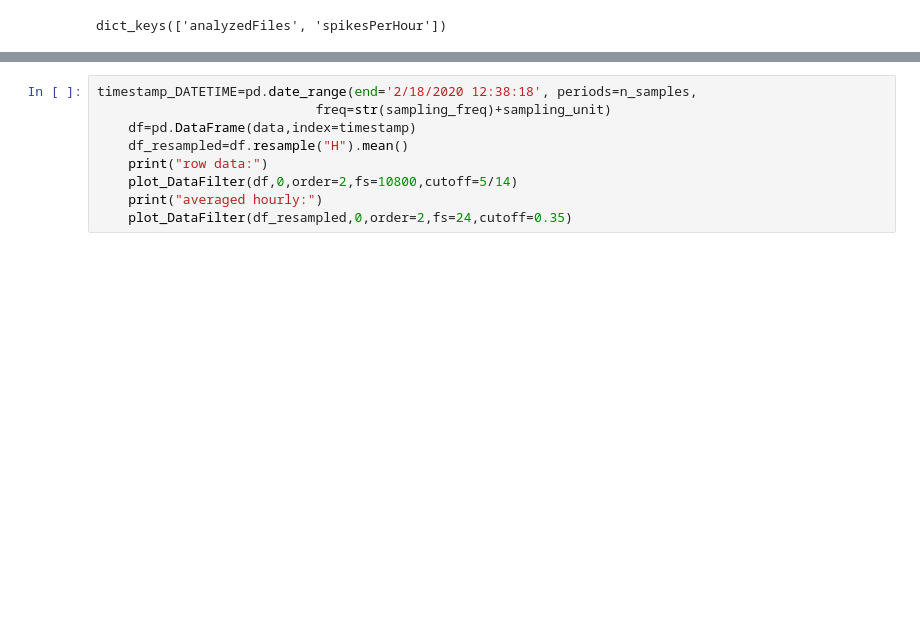
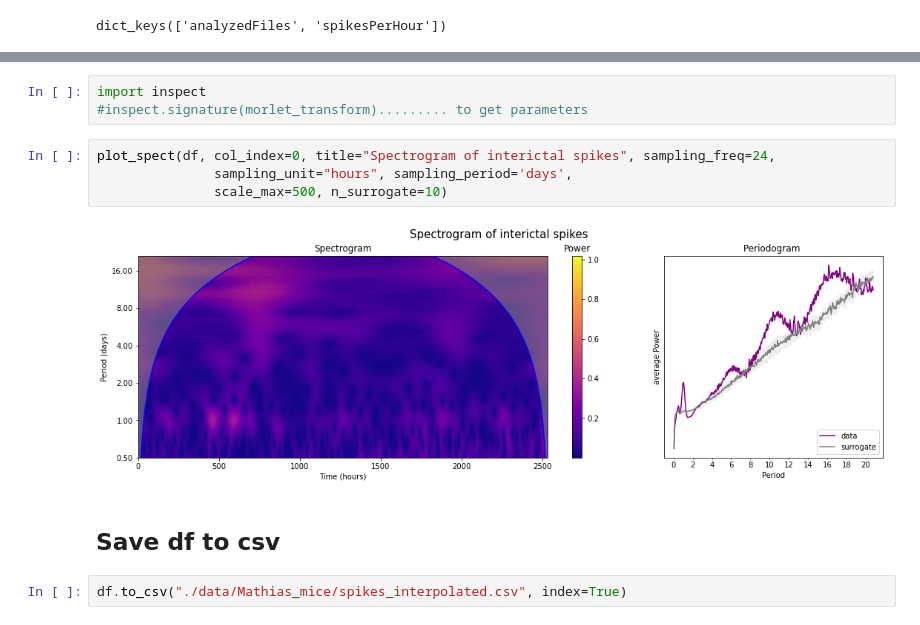
Before and after one commit to Ponyo2311/BioRhythms, a Jupyter notebook: icterSpikes_mice_3months.ipynb, the cells around one changed output, grey strips where cells are left out. Saved outputs shown, nothing was run; the diff lists cells and outputs as text; blank space fills up the shorter version.

```diff
--- a/icterSpikes_mice_3months.ipynb
+++ b/icterSpikes_mice_3months.ipynb
@@ -101,9 +192,13 @@ plt.show()
-# %%
-timestamp_DATETIME=pd.date_range(end='2/18/2020 12:38:18', periods=n_samples,
-                            freq=str(sampling_freq)+sampling_unit)
-    df=pd.DataFrame(data,index=timestamp)
-    df_resampled=df.resample("H").mean()
-    print("row data:")
-    plot_DataFilter(df,0,order=2,fs=10800,cutoff=5/14)
-    print("averaged hourly:")
-    plot_DataFilter(df_resampled,0,order=2,fs=24,cutoff=0.35)
+# %%
+import inspect
+#inspect.signature(morlet_transform)......... to get parameters
+# %%
+plot_spect(df, col_index=0, title="Spectrogram of interictal spikes", sampling_freq=24,
+               sampling_unit="hours", sampling_period='days',
+               scale_max=500, n_surrogate=10)
+# %% [output]
+[figure, added]
+# %% [markdown]
+## Save df to csv
+# %%
+df.to_csv("./data/Mathias_mice/spikes_interpolated.csv", index=True)
```
Also changed, not shown: parts of 22 cells of this notebook, 2 other files.
